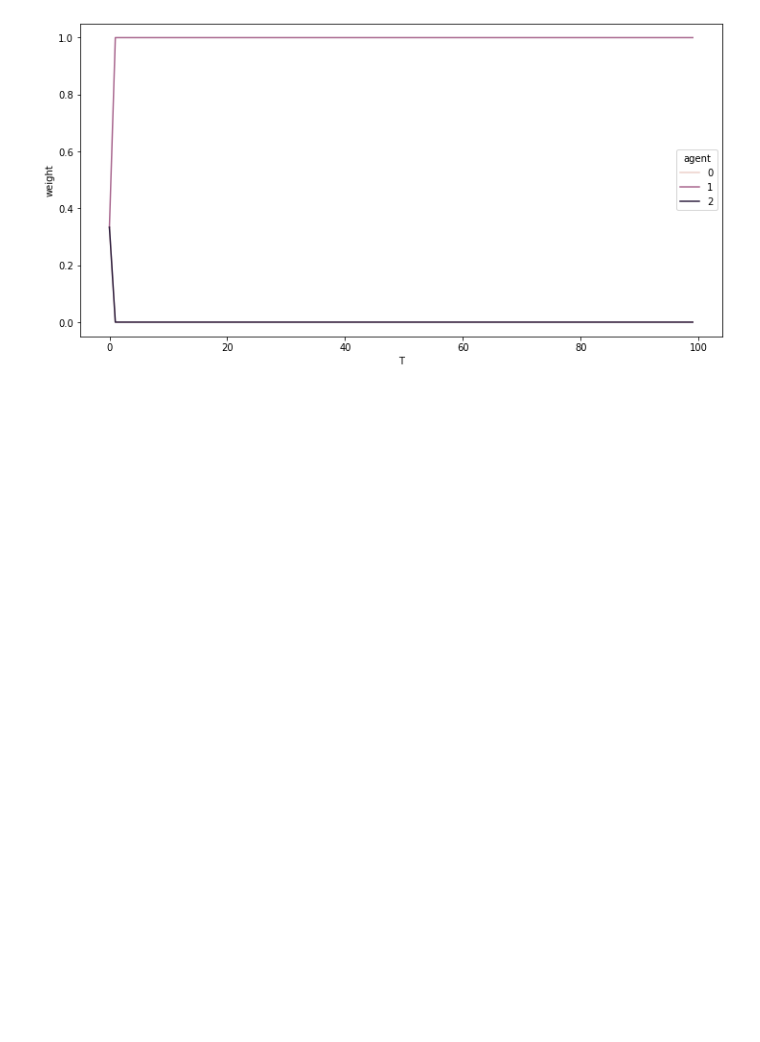
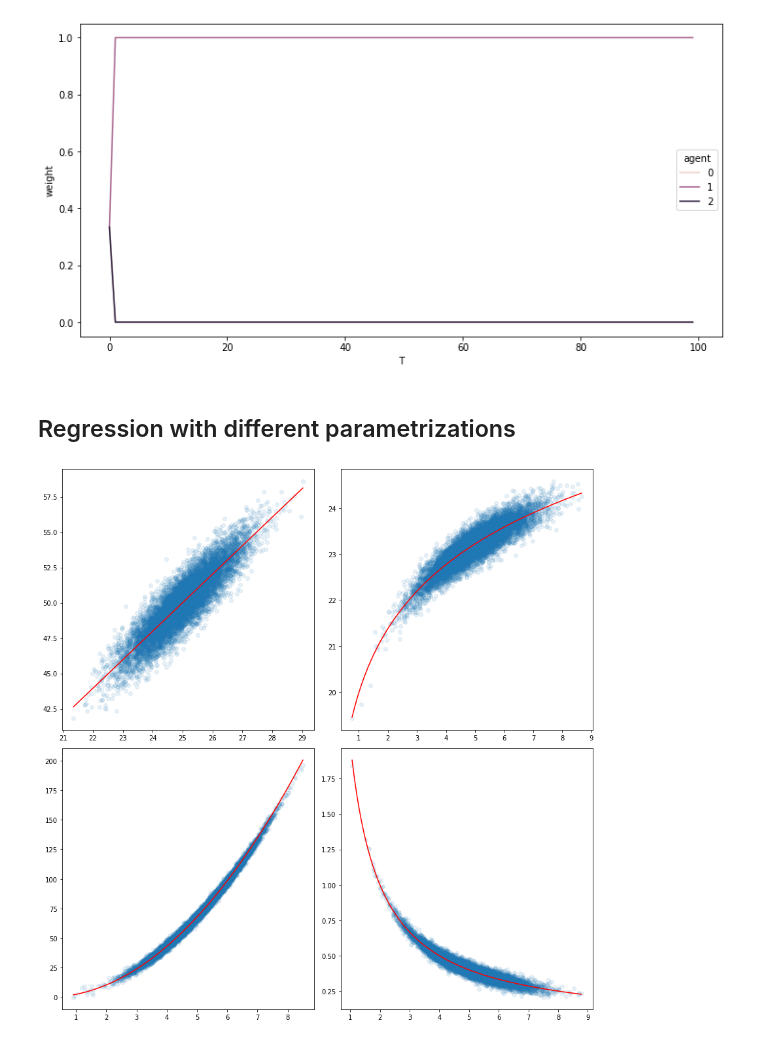
Before and after one commit to thxi/hse_thesis, a Jupyter notebook: notebooks/Aggregating algorithms.ipynb, the cells around one changed output. Saved outputs shown, nothing was run; the diff lists cells and outputs as text; code cells hidden in the pictures; blank space fills up the shorter version.

```diff
--- a/notebooks/Aggregating algorithms.ipynb
+++ b/notebooks/Aggregating algorithms.ipynb
@@ -171,3 +175,5 @@ fig, axs= plt.subplots(figsize=(12, 6))
 sns.lineplot(x='T', y='weight', hue='agent', data=tmp);
 # %% [output]
 [figure]
+# %% [markdown]
+## Regression with different parametrizations
@@ -173,0 +203,50 @@ sns.lineplot(x='T', y='weight', hue='agent', data=tmp);
+# %%
+T = 10000
+# %%
+fig,axs=plt.subplots(figsize=(12, 12))
+
+plt.subplot(2, 2, 1)
+np.random.seed(1)
+x = np.random.normal(size=(T,), loc=25, scale=1)
+y = x * 2 + np.random.normal(size=(T,), loc=0, scale=1)
+slr = SimpleLinearRegressor()
+slr.update(x, y)
+x_range = np.linspace(x.min(), x.max(), 100)
+y_hat = slr.predict(x_range)
+plt.scatter(x, y, alpha=0.1);
+plt.plot(x_range, y_hat, color='red');
+
+plt.subplot(2, 2, 2)
+x = np.random.normal(size=(T,), loc=5, scale=1)
+y = 20+np.log(x) * 2 + np.random.normal(size=(T,), loc=0, scale=0.2)
+slr = SimpleLinearRegressor(x_transform=np.log)
+slr.update(x, y)
+x_range = np.linspace(x.min(), x.max(), 100)
+y_hat = slr.predict(x_range)
+plt.scatter(x, y, alpha=0.1);
+plt.plot(x_range, y_hat, color='red');
+
+plt.subplot(2, 2, 3)
+x = np.random.normal(size=(T,), loc=5, scale=1)
+y = np.exp(1+np.log(x) * 2) + np.random.normal(size=(T,), loc=0, scale=2)
+y = y.clip(0.0001)
+slr = SimpleLinearRegressor(x_transform=np.log, y_transform=np.log, y_inv_transform=np.exp)
+slr.update(x, y)
+x_range = np.linspace(x.min(), x.max(), 100)
+y_hat = slr.predict(x_range)
+plt.scatter(x, y, alpha=0.1);
+plt.plot(x_range, y_hat, color='red');
+
+plt.subplot(2, 2, 4)
+x = np.random.normal(size=(T,), loc=5, scale=1)
+y = 2 * 1/(x) + np.random.normal(size=(T,), loc=0, scale=0.025)
+slr = SimpleLinearRegressor(x_transform=lambda x: 1/x)
+slr.update(x, y)
+x_range = np.linspace(x.min(), x.max(), 100)
+y_hat = slr.predict(x_range)
+plt.scatter(x, y, alpha=0.1);
+plt.plot(x_range, y_hat, color='red')
+
+fig.tight_layout();
+# %% [output]
+[figure, added]
```
Also changed, not shown: parts of 5 cells of this notebook, 3 other files.
